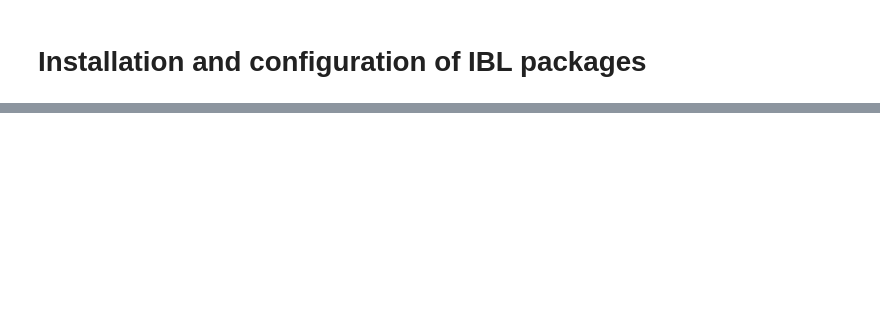
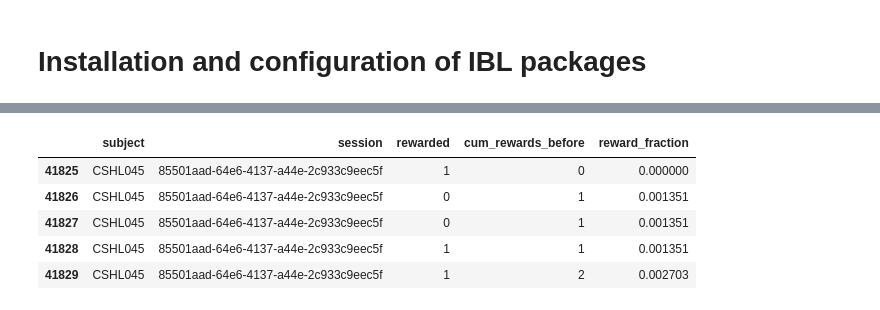
Before and after one commit to muntoka0/ibl-project, a Jupyter notebook: IBL_behavior_dataQ5.ipynb, the cells around one changed output, grey strips where cells are left out. Cells and saved outputs as stored; diff of their text form; code cells hidden in the pictures; blank space fills up the shorter version.

```diff
--- a/IBL_behavior_dataQ5.ipynb
+++ b/IBL_behavior_dataQ5.ipynb
@@ -2958,0 +207,37 @@ However, if `trial_fraction_weight_q5` or `trial_fraction_x_contrast_weight_q5`
+# %%
+df_q5['rewarded'] = (df_q5['feedbackType'] == 1).astype(int)
+
+df_q5['cum_rewards_before'] = (
+    df_q5
+    .groupby(q5_group_cols)['rewarded']
+    .cumsum()
+    - df_q5['rewarded']
+)
+
+q5_total_rewards = (
+    df_q5
+    .groupby(q5_group_cols)['rewarded']
+    .transform('sum')
+)
+
+df_q5['reward_fraction'] = (
+    df_q5['cum_rewards_before']
+    / q5_total_rewards.replace(0, np.nan)
+)
+
+display(
+    df_q5[[
+        'subject',
+        'session',
+        'rewarded',
+        'cum_rewards_before',
+        'reward_fraction'
+    ]].head()
+)
+# %% [output]
+|  | subject | session | rewarded | cum_rewards_before | reward_fraction |
+| 41825 | CSHL045 | 85501aad-64e6-4137-a44e-2c933c9eec5f | 1 | 0 | 0.000000 |
+| 41826 | CSHL045 | 85501aad-64e6-4137-a44e-2c933c9eec5f | 0 | 1 | 0.001351 |
+| 41827 | CSHL045 | 85501aad-64e6-4137-a44e-2c933c9eec5f | 0 | 1 | 0.001351 |
+| 41828 | CSHL045 | 85501aad-64e6-4137-a44e-2c933c9eec5f | 1 | 1 | 0.001351 |
+| 41829 | CSHL045 | 85501aad-64e6-4137-a44e-2c933c9eec5f | 1 | 2 | 0.002703 |
```
Also changed, not shown: parts of 194 cells of this notebook, 5 other files.
